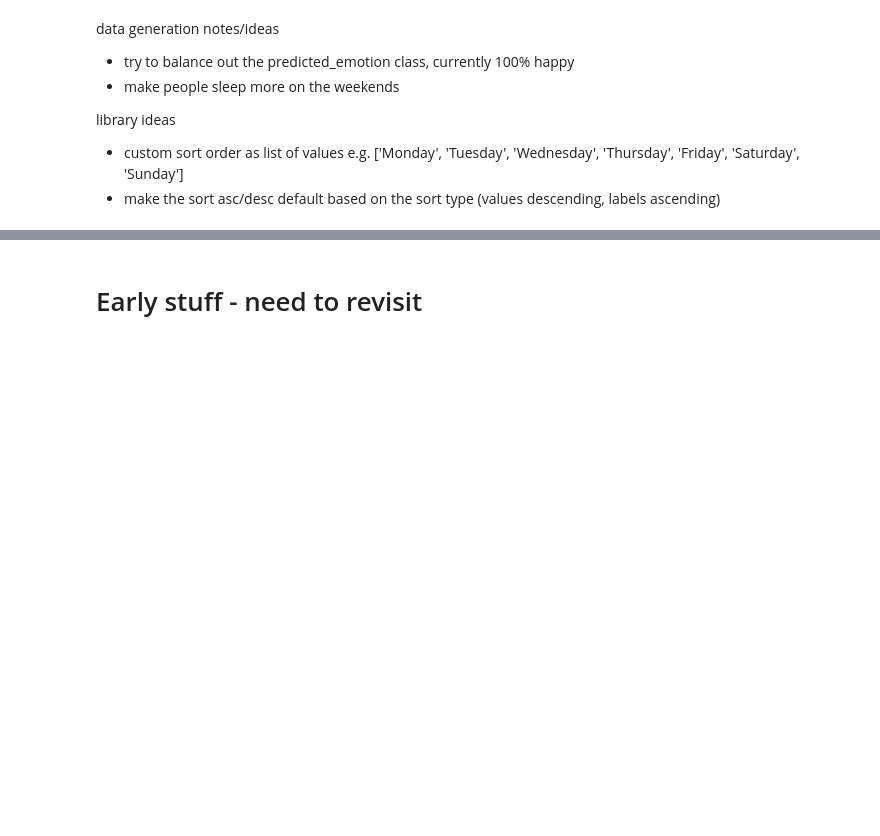
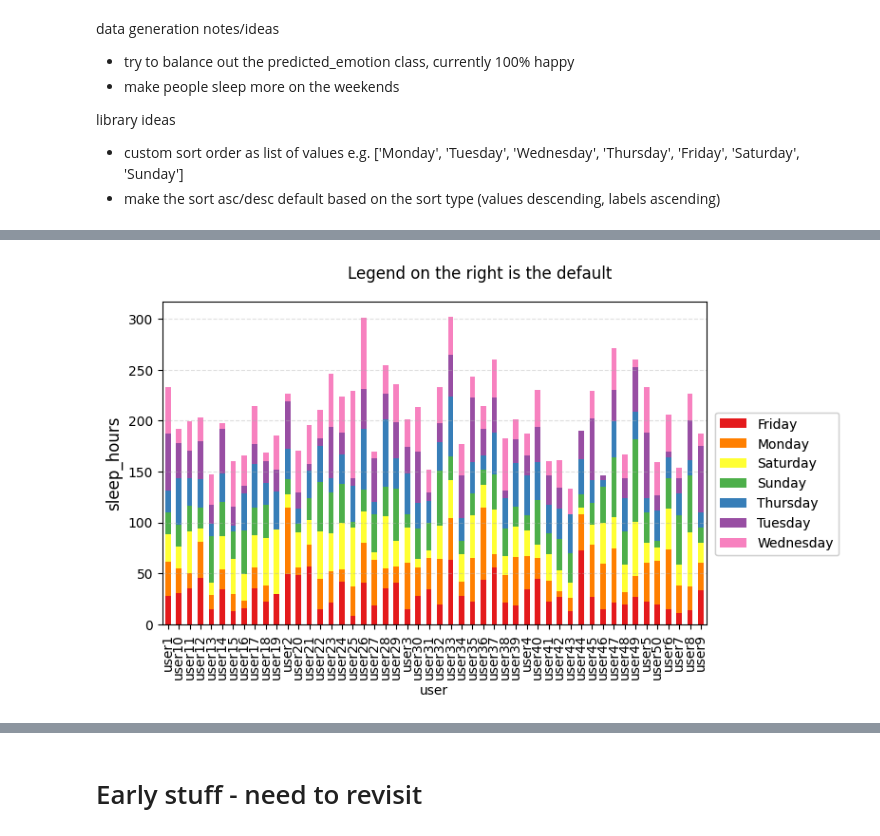
Before and after one commit to alextgould/lazychart, a Jupyter notebook: examples/demo_usage.ipynb, the cells around one changed output, grey strips where cells are left out. Saved outputs shown, nothing was run; the diff lists cells and outputs as text; code cells hidden in the pictures; blank space fills up the shorter version.

```diff
--- a/examples/demo_usage.ipynb
+++ b/examples/demo_usage.ipynb
@@ -87,4 +75,9 @@ cm.bar(data=df, x='user', y='sleep_hours', group_by='weekday', title='Legend on
 [figure]
+# %%
+# this is also the default
+cm.bar(data=df, x='user', y='sleep_hours', group_by='weekday', title='Legend on the right is the default', stacking='standard')
+# %% [output]
+[figure, added]
 # %%
 ### Long legend labels
 
```
Also changed, not shown: parts of 42 cells of this notebook, 2 other files.
